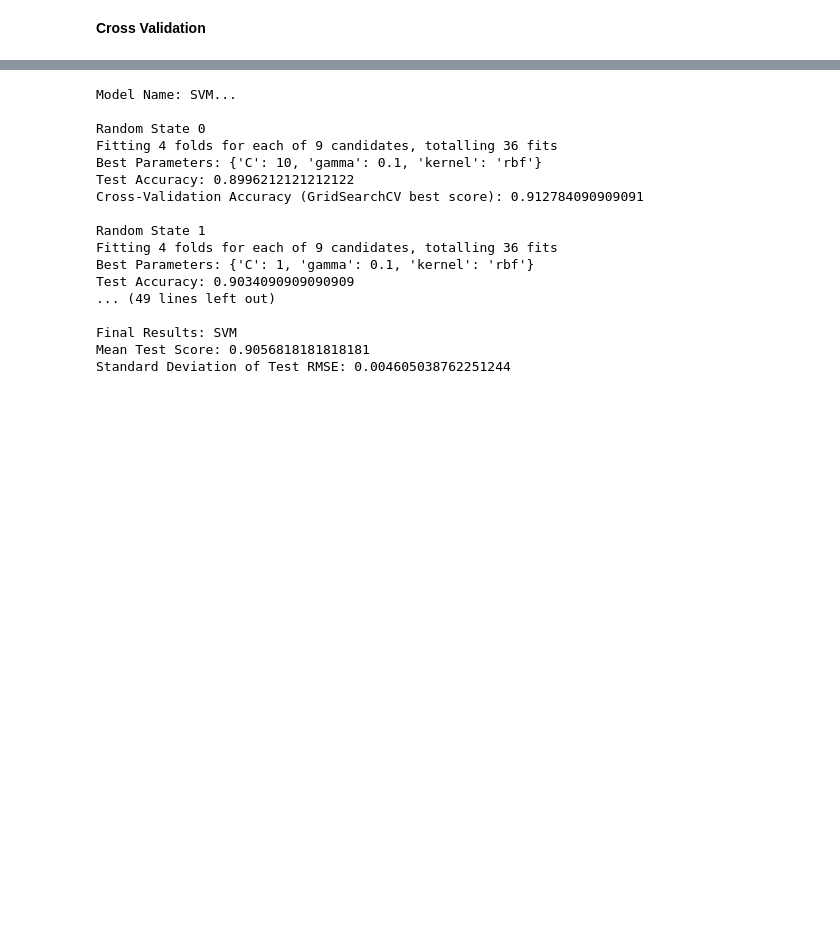
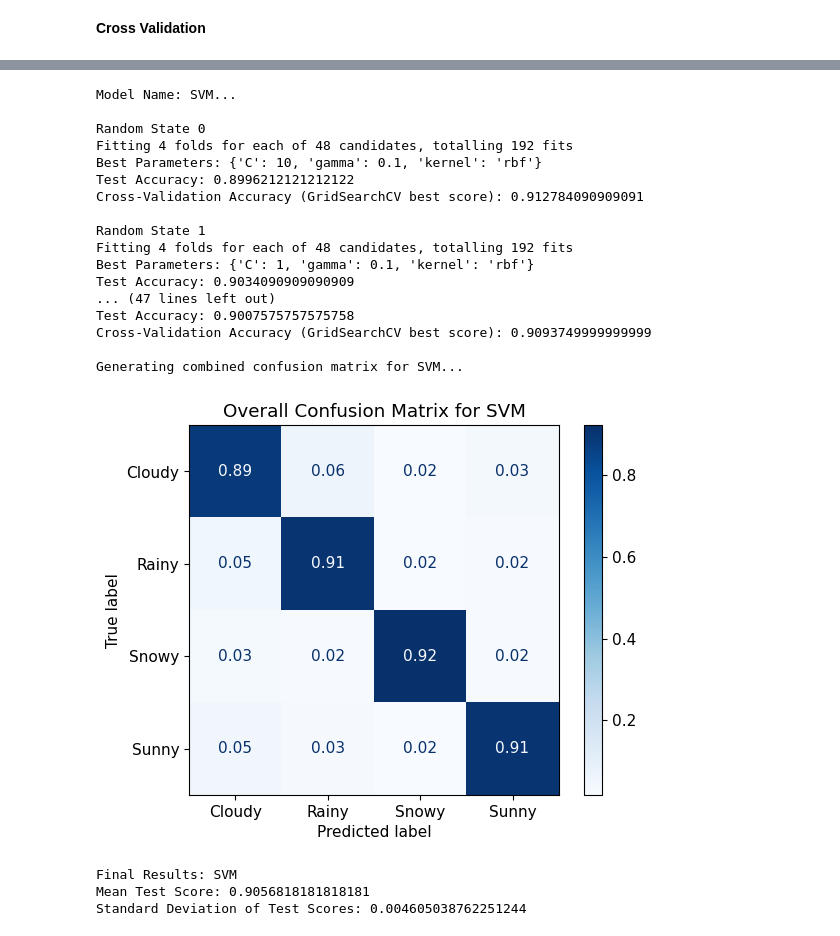
Before and after one commit to markfromcd/Cancer-Breast-Classification, a Jupyter notebook: Weather-Type.ipynb, the cells around one changed output, grey strips where cells are left out. Drawn from its saved outputs; the diff is of its cells as text; code cells hidden in the pictures; blank space fills up the shorter version.

```diff
--- a/Weather-Type.ipynb
+++ b/Weather-Type.ipynb
@@ -823,37 +825,41 @@ Standard Deviation of Test RMSE: 0.003967158857812743
 # %%
 models_with_params = {
     "SVM": {
         "model": SVC(),
         "params": {
-            "C": [0.1, 1, 10],
-            "gamma": [0.01, 0.1, 1],
-            "kernel": ["rbf"]
+            "C": [0.01, 0.1, 1, 10],
+            "gamma": [0.001, 0.01, 0.1, 1, 10, 100],
+            "kernel": ["rbf", "sigmoid"]
         }
     }
 }
 
 # Call the function directly with X and y
-test_scores_svm, best_models_svm = MLpipe_KFold_Classification(
+test_scores_svm, best_models_svm, best_X_svm, best_y_svc= MLpipe_KFold_Classification(
     X, y, models_with_params, random_states=10
 )
 # %% [output]
 Model Name: SVM...
 
 Random State 0
-Fitting 4 folds for each of 9 candidates, totalling 36 fits
+Fitting 4 folds for each of 48 candidates, totalling 192 fits
 Best Parameters: {'C': 10, 'gamma': 0.1, 'kernel': 'rbf'}
 Test Accuracy: 0.8996212121212122
 Cross-Validation Accuracy (GridSearchCV best score): 0.912784090909091
 
 Random State 1
-Fitting 4 folds for each of 9 candidates, totalling 36 fits
+Fitting 4 folds for each of 48 candidates, totalling 192 fits
 Best Parameters: {'C': 1, 'gamma': 0.1, 'kernel': 'rbf'}
 Test Accuracy: 0.9034090909090909
-... (49 lines left out)
+... (47 lines left out)
+Test Accuracy: 0.9007575757575758
+Cross-Validation Accuracy (GridSearchCV best score): 0.9093749999999999
 
-Final Results: SVM
-Mean Test Score: 0.9056818181818181
-Standard Deviation of Test RMSE: 0.004605038762251244
+Generating combined confusion matrix for SVM...
+[figure, added]
+Final Results: SVM
+Mean Test Score: 0.9056818181818181
+Standard Deviation of Test Scores: 0.004605038762251244
 # %%
 models_with_params = {
     "XGBoost": {
```
Also changed, not shown: parts of 29 cells of this notebook, 22 other files.
